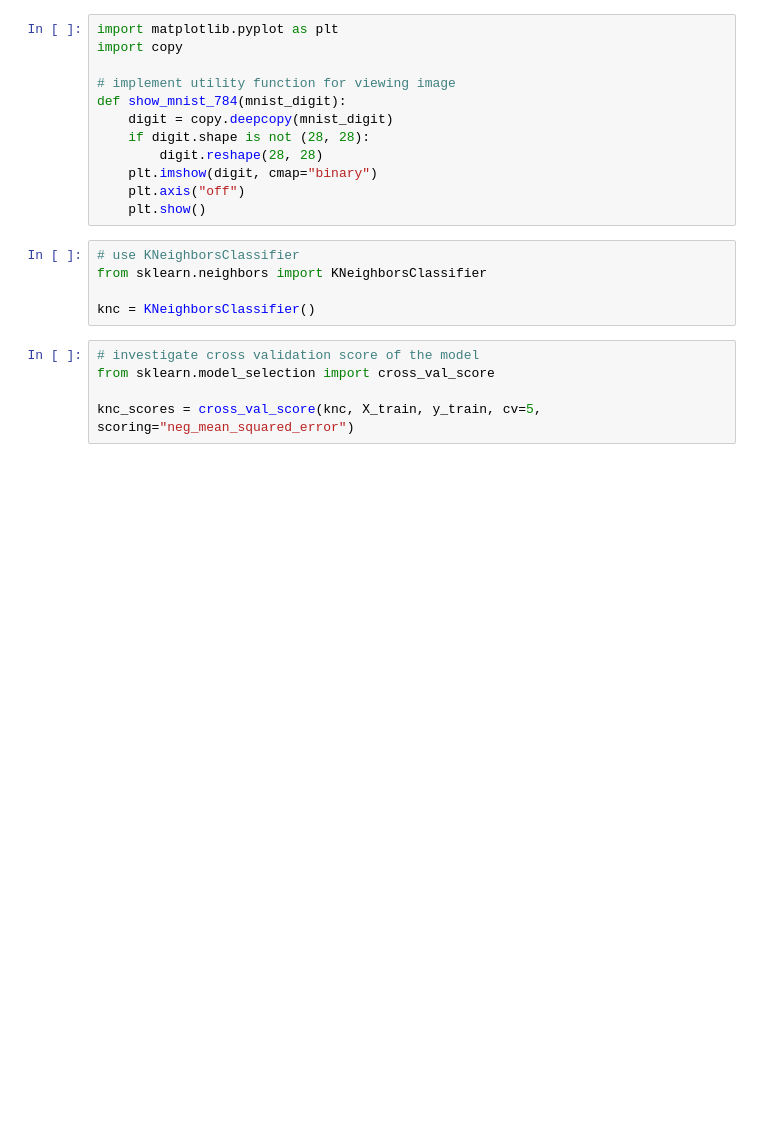
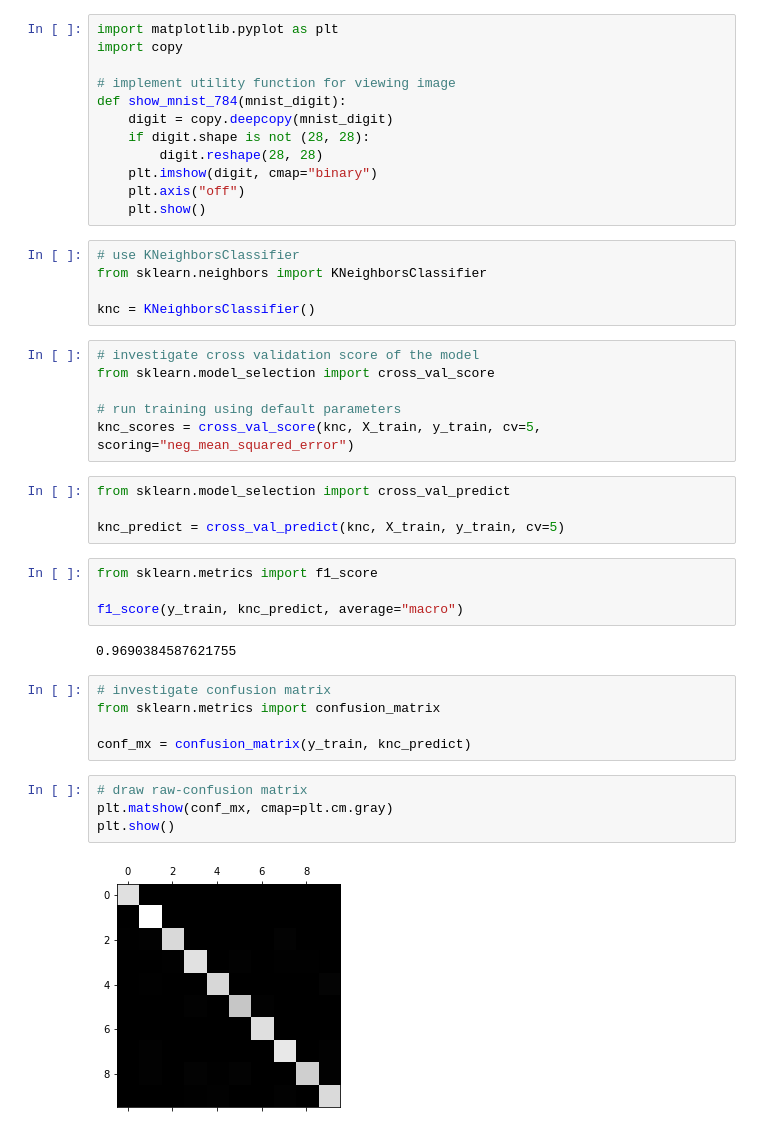
Before and after one commit to DveloperY0115/hands-on-ml2, a Jupyter notebook: chapter3/my_mnist.ipynb, the cells around one changed output. Drawn from its saved outputs; the diff is of its cells as text; blank space fills up the shorter version.

```diff
--- a/chapter3/my_mnist.ipynb
+++ b/chapter3/my_mnist.ipynb
@@ -74,4 +56,26 @@ knc = KNeighborsClassifier()
 # investigate cross validation score of the model
 from sklearn.model_selection import cross_val_score
 
+# run training using default parameters
 knc_scores = cross_val_score(knc, X_train, y_train, cv=5, scoring="neg_mean_squared_error")
+# %%
+from sklearn.model_selection import cross_val_predict
+
+knc_predict = cross_val_predict(knc, X_train, y_train, cv=5)
+# %%
+from sklearn.metrics import f1_score
+
+f1_score(y_train, knc_predict, average="macro")
+# %% [output]
+0.9690384587621755
+# %%
+# investigate confusion matrix
+from sklearn.metrics import confusion_matrix
+
+conf_mx = confusion_matrix(y_train, knc_predict)
+# %%
+# draw raw-confusion matrix
+plt.matshow(conf_mx, cmap=plt.cm.gray)
+plt.show()
+# %% [output]
+[figure, added]
```
Also changed, not shown: parts of 9 cells of this notebook.
